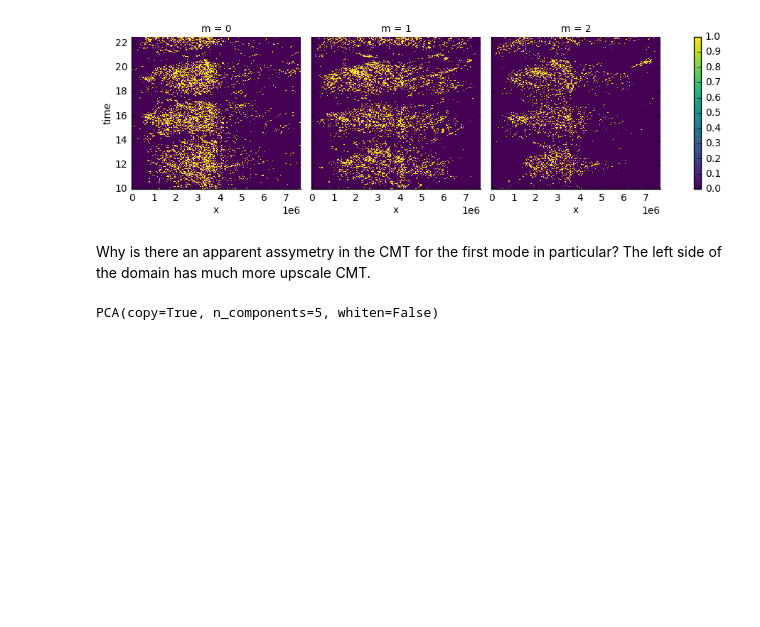
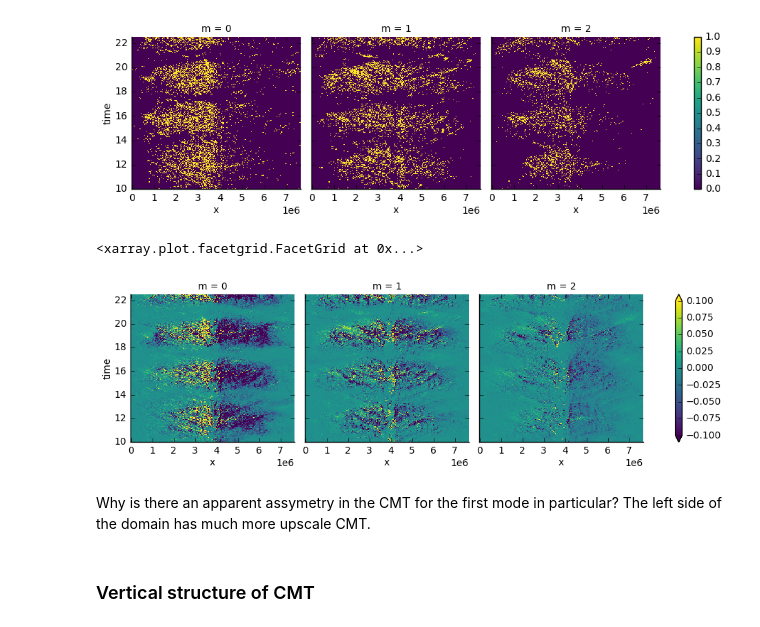
Before and after one commit to nbren12/journal, a Jupyter notebook: 2016-10-31/Vertical+structure+and+CMT+in+Walker+CRM.ipynb, the cells around one changed output. Saved outputs shown, nothing was run; the diff lists cells and outputs as text; code cells hidden in the pictures; blank space fills up the shorter version.

```diff
--- a/2016-10-31/Vertical+structure+and+CMT+in+Walker+CRM.ipynb
+++ b/2016-10-31/Vertical+structure+and+CMT+in+Walker+CRM.ipynb
@@ -394,13 +394,18 @@ upscale.sel(m=range(3)).plot(col='m', col_wrap=3)
 # %% [output]
 <xarray.plot.facetgrid.FacetGrid at 0x...>
 [figure]
+# %%
+(uwproj * uproj).sel(m=range(3)).plot(col='m', vmin=-1e-1, vmax=1e-1)
+# %% [output]
+<xarray.plot.facetgrid.FacetGrid at 0x...>
+[figure, added]
 # %% [markdown]
 Why is there an apparent assymetry in the CMT for the first mode in particular? The left side of the domain has much more upscale CMT.
+# %% [markdown]
+### Vertical structure of CMT
 # %%
 pca_cmt = PCA(5)
 
-rs = XRReshaper(-eddy_uw)
+rs = XRReshaper(eddy_uw.sel(**troposphere) * np.sqrt(rho0))
 
 pca_cmt.fit(rs.to_flat('z'))
-# %% [output]
-PCA(copy=True, n_components=5, whiten=False)
```
Also changed, not shown: parts of 7 cells of this notebook.
